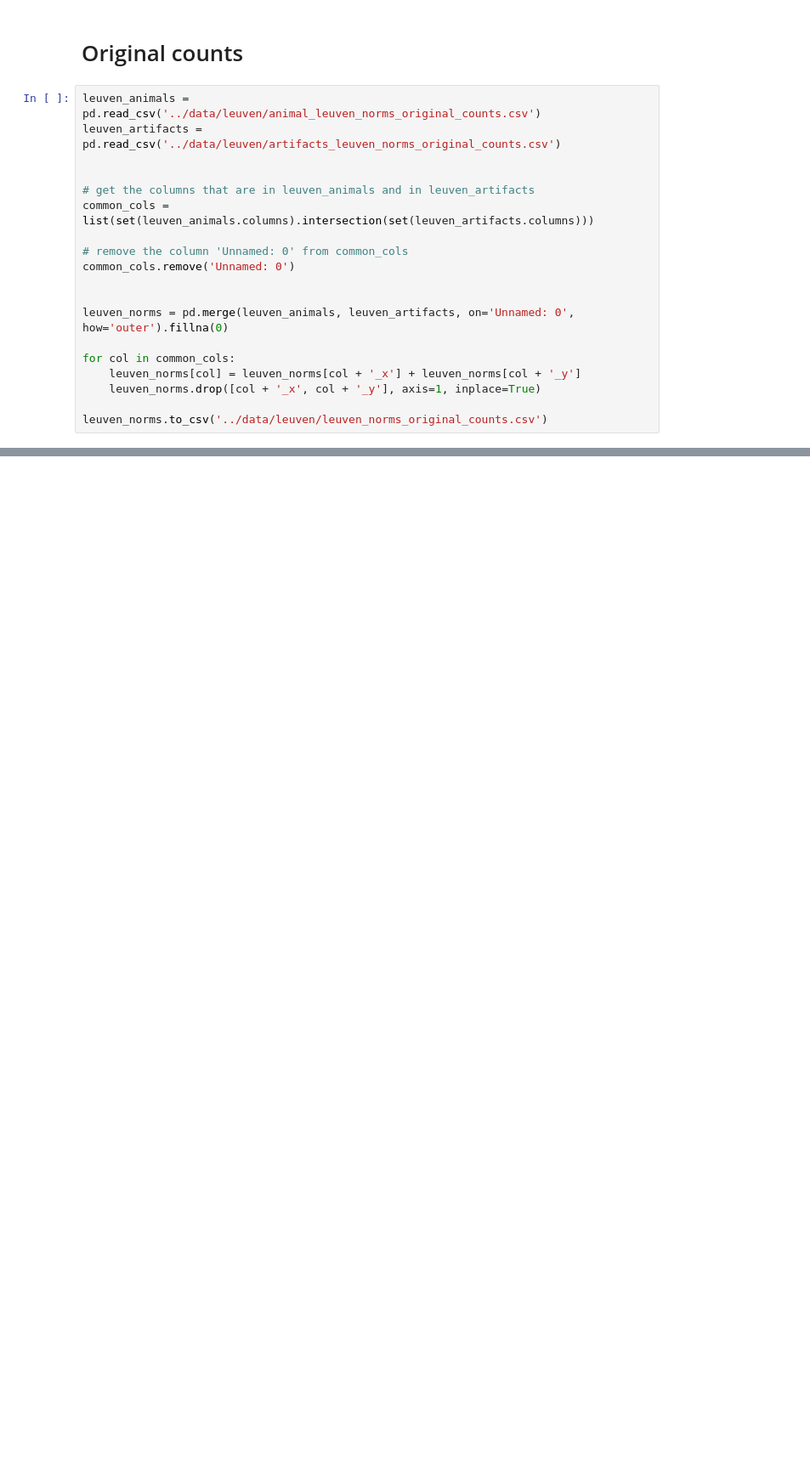
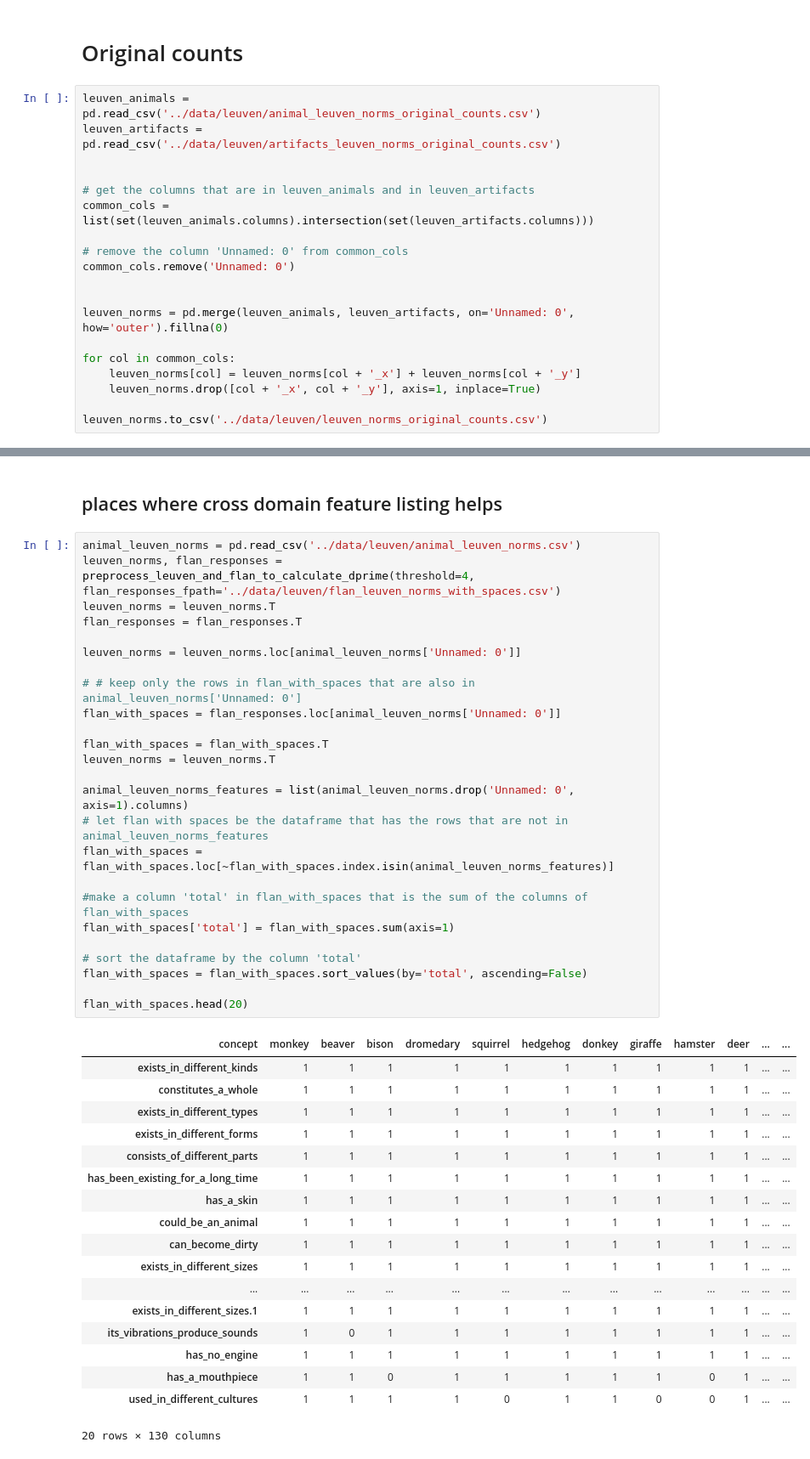
Before and after one commit to siddsuresh97/conceptual_representations_gpt, a Jupyter notebook: iclr/nb/exp_1.ipynb, the cells around one changed output, grey strips where cells are left out. Shown at 85% size. Drawn from its saved outputs; the diff is of its cells as text; blank space fills up the shorter version.

```diff
--- a/iclr/nb/exp_1.ipynb
+++ b/iclr/nb/exp_1.ipynb
@@ -132,0 +332,46 @@ leuven_norms.to_csv('../data/leuven/leuven_norms_original_counts.csv')
+# %% [markdown]
+## places where cross domain feature listing helps
+# %%
+animal_leuven_norms = pd.read_csv('../data/leuven/animal_leuven_norms.csv')
+leuven_norms, flan_responses = preprocess_leuven_and_flan_to_calculate_dprime(threshold=4, flan_responses_fpath='../data/leuven/flan_leuven_norms_with_spaces.csv')
+leuven_norms = leuven_norms.T
+flan_responses = flan_responses.T
+
+leuven_norms = leuven_norms.loc[animal_leuven_norms['Unnamed: 0']]
+
+# # keep only the rows in flan_with_spaces that are also in animal_leuven_norms['Unnamed: 0']
+flan_with_spaces = flan_responses.loc[animal_leuven_norms['Unnamed: 0']]
+
+flan_with_spaces = flan_with_spaces.T
+leuven_norms = leuven_norms.T
+
+animal_leuven_norms_features = list(animal_leuven_norms.drop('Unnamed: 0', axis=1).columns)
+# let flan with spaces be the dataframe that has the rows that are not in animal_leuven_norms_features
+flan_with_spaces = flan_with_spaces.loc[~flan_with_spaces.index.isin(animal_leuven_norms_features)]
+
+#make a column 'total' in flan_with_spaces that is the sum of the columns of flan_with_spaces
+flan_with_spaces['total'] = flan_with_spaces.sum(axis=1)
+
+# sort the dataframe by the column 'total'
+flan_with_spaces = flan_with_spaces.sort_values(by='total', ascending=False)
+
+flan_with_spaces.head(20)
+# %% [output]
+| concept | monkey | beaver | bison | dromedary | squirrel | hedgehog | donkey | giraffe | hamster | deer | ... | ... |
+| exists_in_different_kinds | 1 | 1 | 1 | 1 | 1 | 1 | 1 | 1 | 1 | 1 | ... | ... |
+| constitutes_a_whole | 1 | 1 | 1 | 1 | 1 | 1 | 1 | 1 | 1 | 1 | ... | ... |
+| exists_in_different_types | 1 | 1 | 1 | 1 | 1 | 1 | 1 | 1 | 1 | 1 | ... | ... |
+| exists_in_different_forms | 1 | 1 | 1 | 1 | 1 | 1 | 1 | 1 | 1 | 1 | ... | ... |
+| consists_of_different_parts | 1 | 1 | 1 | 1 | 1 | 1 | 1 | 1 | 1 | 1 | ... | ... |
+| has_been_existing_for_a_long_time | 1 | 1 | 1 | 1 | 1 | 1 | 1 | 1 | 1 | 1 | ... | ... |
+| has_a_skin | 1 | 1 | 1 | 1 | 1 | 1 | 1 | 1 | 1 | 1 | ... | ... |
+| could_be_an_animal | 1 | 1 | 1 | 1 | 1 | 1 | 1 | 1 | 1 | 1 | ... | ... |
+| can_become_dirty | 1 | 1 | 1 | 1 | 1 | 1 | 1 | 1 | 1 | 1 | ... | ... |
+| exists_in_different_sizes | 1 | 1 | 1 | 1 | 1 | 1 | 1 | 1 | 1 | 1 | ... | ... |
+| ... | ... | ... | ... | ... | ... | ... | ... | ... | ... | ... | ... | ... |
+| exists_in_different_sizes.1 | 1 | 1 | 1 | 1 | 1 | 1 | 1 | 1 | 1 | 1 | ... | ... |
+| its_vibrations_produce_sounds | 1 | 0 | 1 | 1 | 1 | 1 | 1 | 1 | 1 | 1 | ... | ... |
+| has_no_engine | 1 | 1 | 1 | 1 | 1 | 1 | 1 | 1 | 1 | 1 | ... | ... |
+| has_a_mouthpiece | 1 | 1 | 0 | 1 | 1 | 1 | 1 | 1 | 0 | 1 | ... | ... |
+| used_in_different_cultures | 1 | 1 | 1 | 1 | 0 | 1 | 1 | 0 | 0 | 1 | ... | ... |
+20 rows × 130 columns
```
Also changed, not shown: parts of 49 cells of this notebook, 14 other files.
